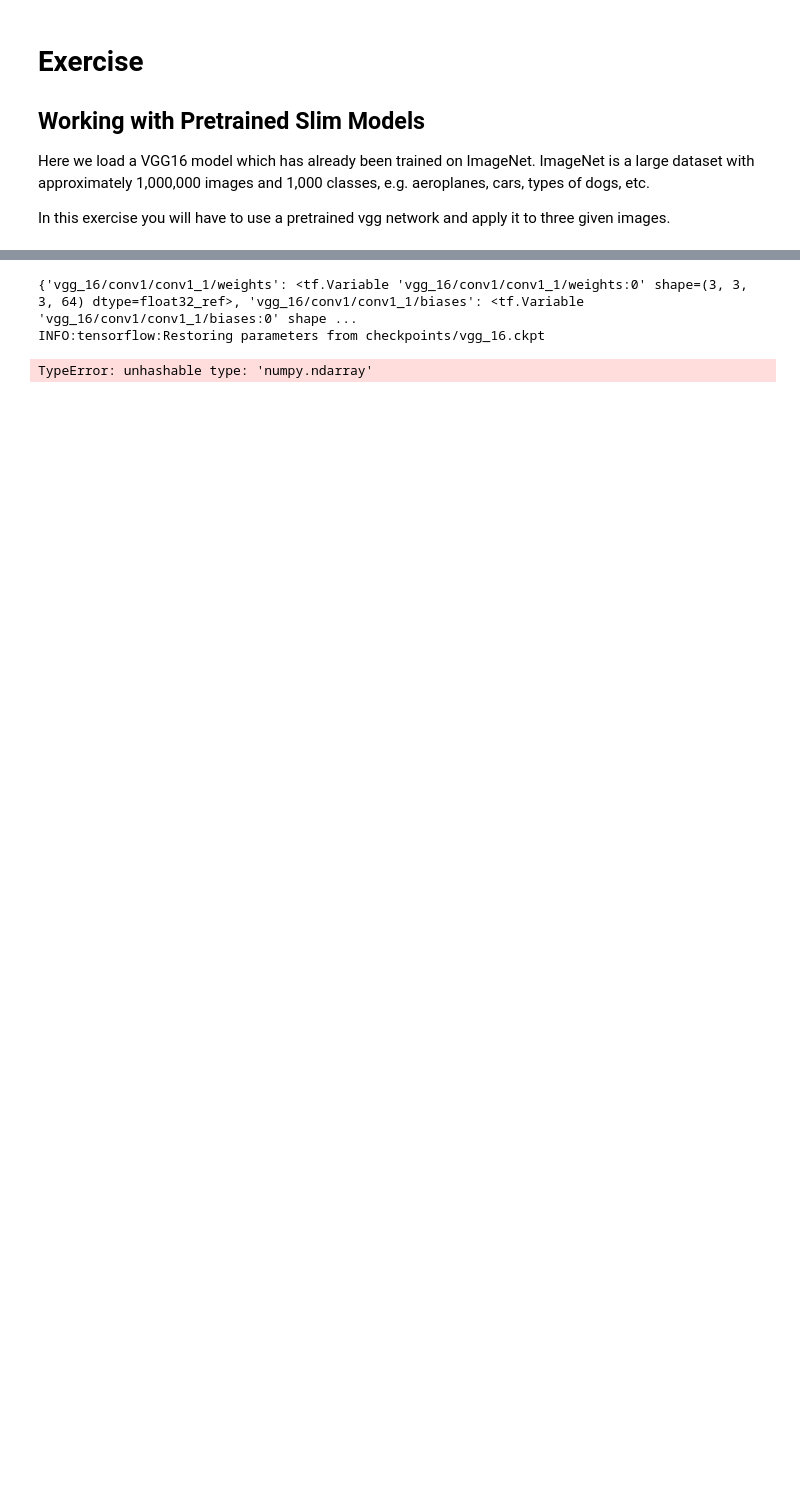
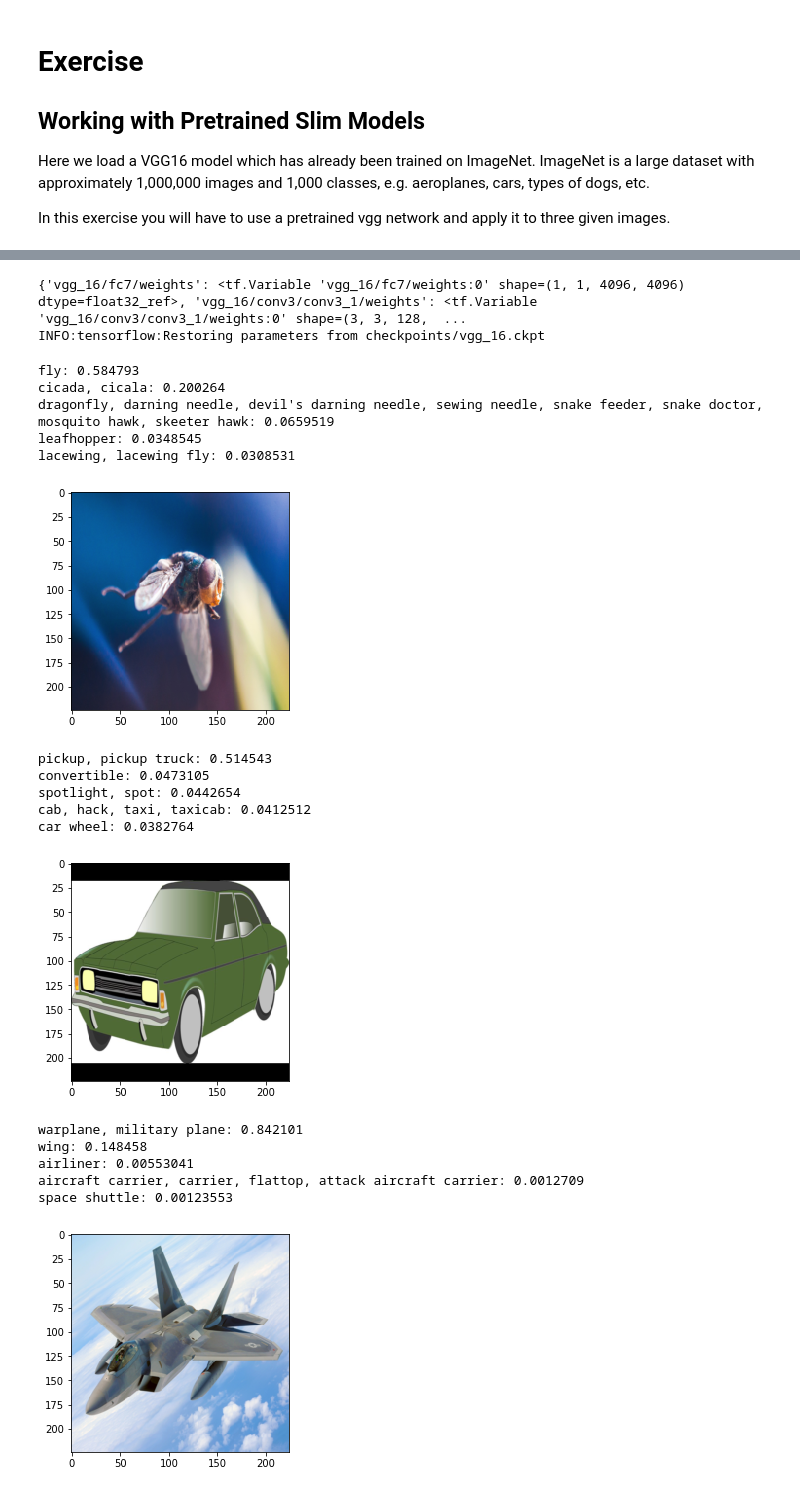
Before and after one commit to alleboudy/detectozord, a Jupyter notebook: exercise4/Pretrained.ipynb, the cells around one changed output, grey strips where cells are left out. Cells and saved outputs as stored; diff of their text form; code cells hidden in the pictures; blank space fills up the shorter version.

Commit message:
added the prediction and plotting part

```diff
--- a/exercise4/Pretrained.ipynb
+++ b/exercise4/Pretrained.ipynb
@@ -217,7 +212,7 @@ session.run(init_op)
 from tensorflow.python.tools.inspect_checkpoint import print_tensors_in_checkpoint_file
 #print_tensors_in_checkpoint_file(file_name='checkpoints/vgg_16.ckpt', tensor_name='', all_tensors='')
 
-tvars =tf.trainable_variables()
+#tvars =tf.trainable_variables()
 #print(tvars)
 
 def name_in_checkpoint(var):
@@ -225,12 +220,6 @@ def name_in_checkpoint(var):
     return var.name.split(':')[0]
   return 'vgg_16/' + var.name.split(':')[0]
 
-# Assuming than 'conv1/weights' and 'conv1/bias' should be restored from 'conv1/params1' and 'conv1/params2'
-#def name_in_checkpoint(var):
-  #if "weights" in var.op.name:
-  #  return var.op.name.replace("weights", "params1")
-  #if "bias" in var.op.name:
-   # return var.op.name.replace("bias", "params2")
 
 variables_to_restore = slim.get_model_variables()
 variables_to_restore = {name_in_checkpoint(var):var for var in variables_to_restore}
@@ -250,23 +239,39 @@ restorer = tf.train.Saver(cleaned)
 with tf.Session() as sess:
   # Restore variables from disk.
   restorer.restore(session, "checkpoints/vgg_16.ckpt")
-
-
-
-# Start a tensorflow session and run the aforementioned operators
-imgJetReshaped = imgJet.reshape([1,224,224,3])
-
-
-probs = session.run([probs],feed_dict={imgJetReshaped})
-probs = tf.squeeze(probs)
-idxOfMax = tf.argmax(input=probs)
-print(labels_to_names[idxOfMax])
-
-#Predict the classes for the given images
 # %% [output]
-{'vgg_16/conv1/conv1_1/weights': <tf.Variable 'vgg_16/conv1/conv1_1/weights:0' shape=(3, 3, 3, 64) dtype=float32_ref>, 'vgg_16/conv1/conv1_1/biases': <tf.Variable 'vgg_16/conv1/conv1_1/biases:0' shape ...
+{'vgg_16/fc7/weights': <tf.Variable 'vgg_16/fc7/weights:0' shape=(1, 1, 4096, 4096) dtype=float32_ref>, 'vgg_16/conv3/conv3_1/weights': <tf.Variable 'vgg_16/conv3/conv3_1/weights:0' shape=(3, 3, 128,  ...
 INFO:tensorflow:Restoring parameters from checkpoints/vgg_16.ckpt
-TypeError: unhashable type: 'numpy.ndarray'
+# %%
+# Start a tensorflow session and run the aforementioned operators
+#imgJetReshaped = imgJet.reshape([1,224,224,3])
+
+# #Predict the classes for the given images
+for img in imgs:
+    probsOut = session.run([probs],feed_dict={inputs:img})
+    for idx in ((probsOut[0][0,0,0,:]).argsort()[-5:][::-1]):
+        print(labels_to_names[idx]+': '+str(probsOut[0][0,0,0,:][idx]))
+    plt.imshow(img[0,:,:,:])
+    plt.show()
+# %% [output]
+fly: 0.584793
+cicada, cicala: 0.200264
+dragonfly, darning needle, devil's darning needle, sewing needle, snake feeder, snake doctor, mosquito hawk, skeeter hawk: 0.0659519
+leafhopper: 0.0348545
+lacewing, lacewing fly: 0.0308531
+[figure, added]
+pickup, pickup truck: 0.514543
+convertible: 0.0473105
+spotlight, spot: 0.0442654
+cab, hack, taxi, taxicab: 0.0412512
+car wheel: 0.0382764
+[figure, added]
+warplane, military plane: 0.842101
+wing: 0.148458
+airliner: 0.00553041
+aircraft carrier, carrier, flattop, attack aircraft carrier: 0.0012709
+space shuttle: 0.00123553
+[figure, added]
 # %%
 # Plot the images together with the top-5 classes plus the associated probabilities for these classes
 # (hint: sort)
```
Also changed, not shown: parts of 6 cells of this notebook.
